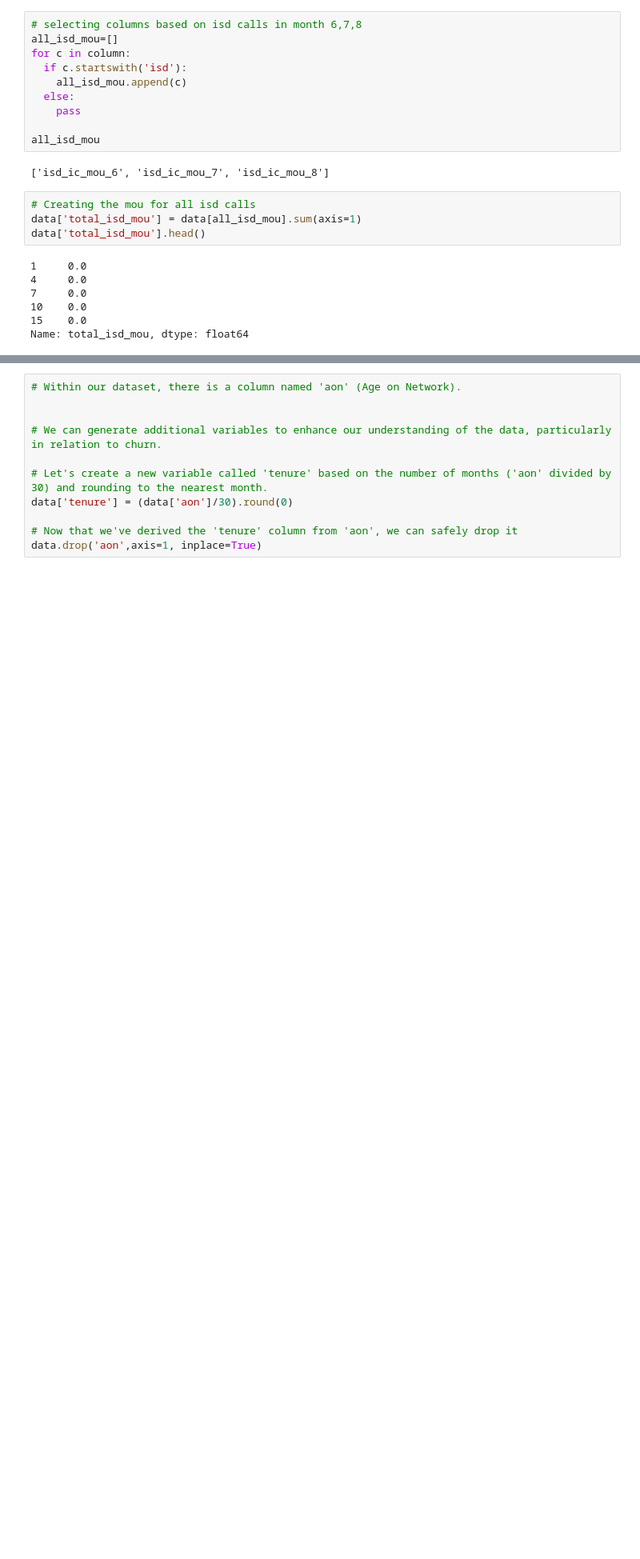
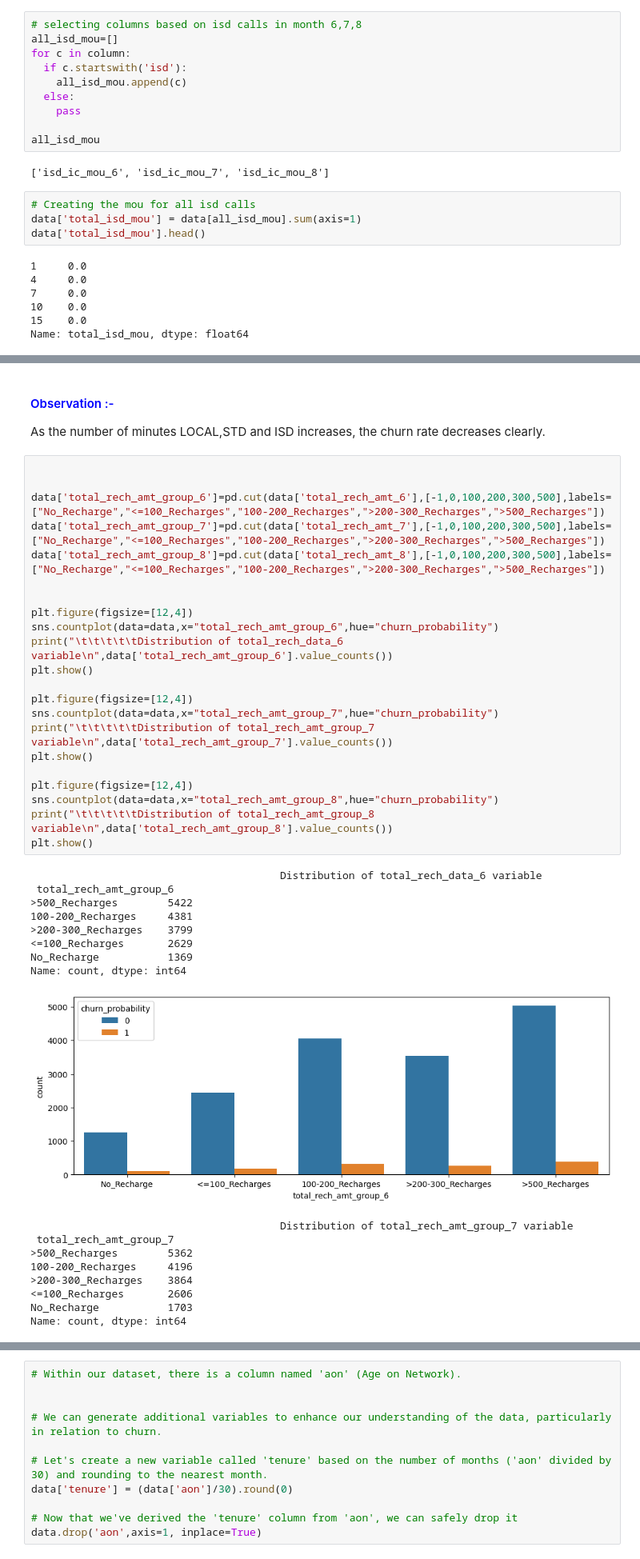
Before and after one commit to Anki0812/Telecom_Churn, a Jupyter notebook: ankita-mayur_V10.ipynb, the cells around one changed output, grey strips where cells are left out. Shown: that part at 80% size. Saved outputs shown, nothing was run; the diff lists cells and outputs as text; blank space fills up the shorter version.

```diff
--- a/ankita-mayur_V10.ipynb
+++ b/ankita-mayur_V10.ipynb
@@ -819,0 +848,43 @@ Name: total_isd_mou, dtype: float64
+# %% [markdown]
+#### <span style="color:blue">Observation :-</span>
+As the number of minutes LOCAL,STD and ISD increases, the churn rate decreases clearly.
+# %%
+
+
+data['total_rech_amt_group_6']=pd.cut(data['total_rech_amt_6'],[-1,0,100,200,300,500],labels=["No_Recharge","<=100_Recharges","100-200_Recharges",">200-300_Recharges",">500_Recharges"])
+data['total_rech_amt_group_7']=pd.cut(data['total_rech_amt_7'],[-1,0,100,200,300,500],labels=["No_Recharge","<=100_Recharges","100-200_Recharges",">200-300_Recharges",">500_Recharges"])
+data['total_rech_amt_group_8']=pd.cut(data['total_rech_amt_8'],[-1,0,100,200,300,500],labels=["No_Recharge","<=100_Recharges","100-200_Recharges",">200-300_Recharges",">500_Recharges"])
+
+
+plt.figure(figsize=[12,4])
+sns.countplot(data=data,x="total_rech_amt_group_6",hue="churn_probability")
+print("\t\t\t\t\tDistribution of total_rech_data_6 variable\n",data['total_rech_amt_group_6'].value_counts())
+plt.show()
+
+plt.figure(figsize=[12,4])
+sns.countplot(data=data,x="total_rech_amt_group_7",hue="churn_probability")
+print("\t\t\t\t\tDistribution of total_rech_amt_group_7 variable\n",data['total_rech_amt_group_7'].value_counts())
+plt.show()
+
+plt.figure(figsize=[12,4])
+sns.countplot(data=data,x="total_rech_amt_group_8",hue="churn_probability")
+print("\t\t\t\t\tDistribution of total_rech_amt_group_8 variable\n",data['total_rech_amt_group_8'].value_counts())
+plt.show()
+# %% [output]
+                                        Distribution of total_rech_data_6 variable
+ total_rech_amt_group_6
+>500_Recharges        5422
+100-200_Recharges     4381
+>200-300_Recharges    3799
+<=100_Recharges       2629
+No_Recharge           1369
+Name: count, dtype: int64
+[figure, added]
+                                        Distribution of total_rech_amt_group_7 variable
+ total_rech_amt_group_7
+>500_Recharges        5362
+100-200_Recharges     4196
+>200-300_Recharges    3864
+<=100_Recharges       2606
+No_Recharge           1703
+Name: count, dtype: int64
```
Also changed, not shown: parts of 58 cells of this notebook.
